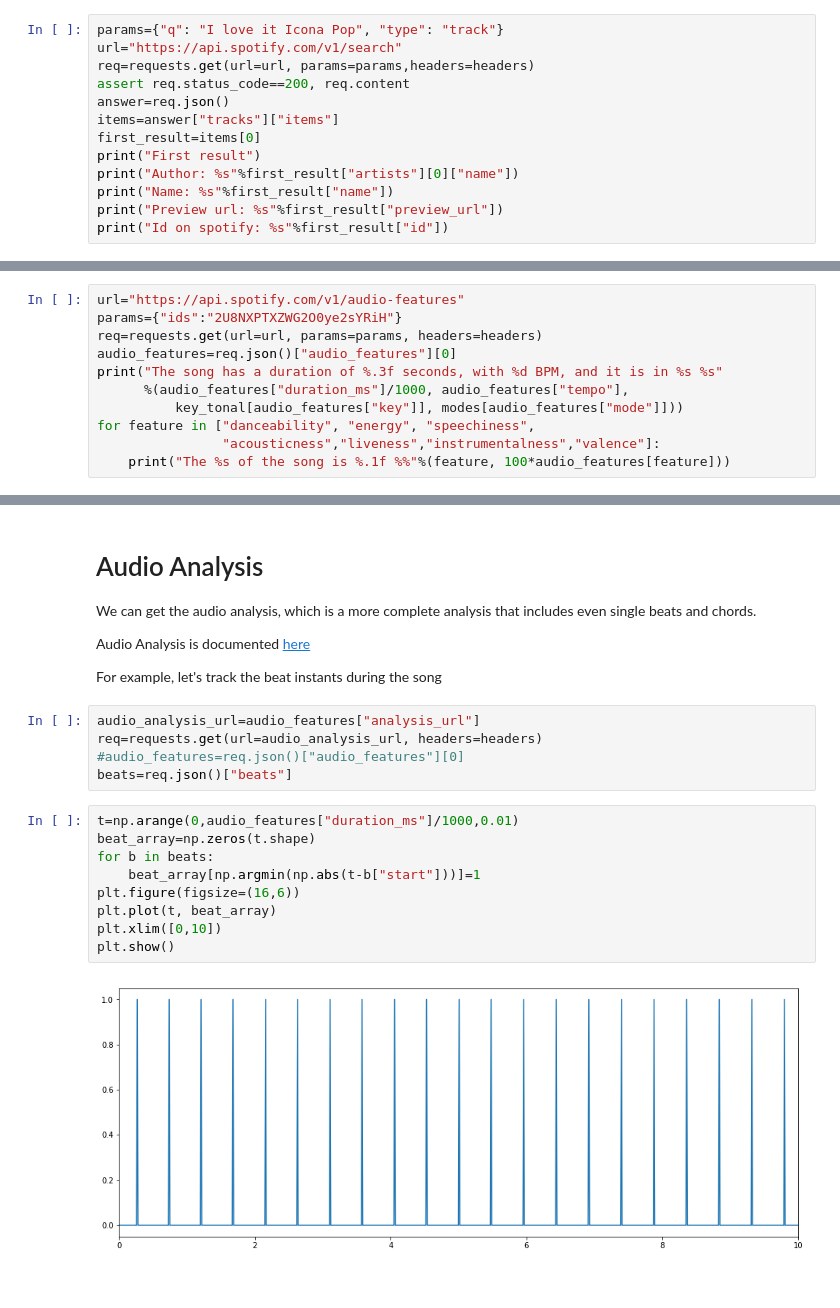
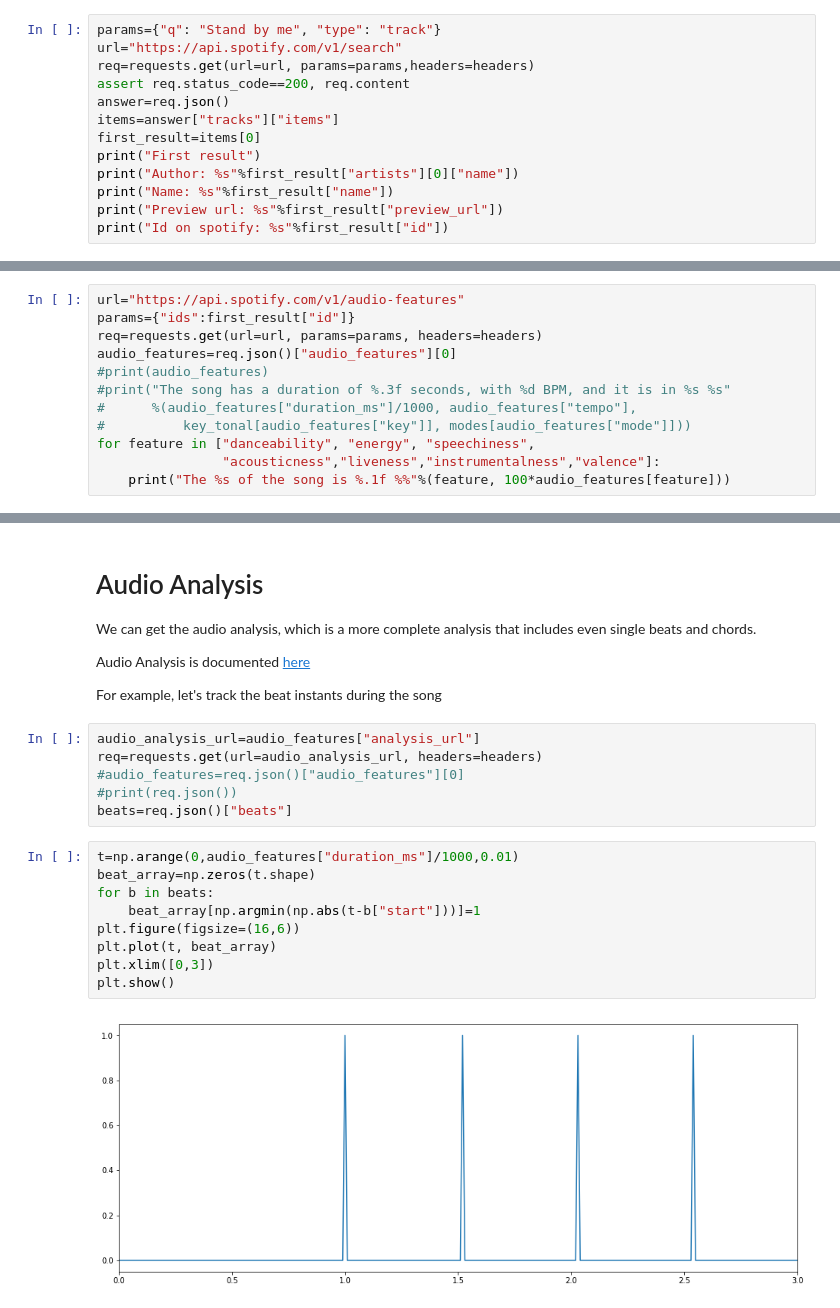
Before and after one commit to mbuccoli/creativepc2019, a Jupyter notebook: Labs/Lab2_World/python_audio_feature_extraction/Feature Extraction With Python.ipynb, the cells around one changed output, grey strips where cells are left out. Cells and saved outputs as stored; diff of their text form.

```diff
--- a/Labs/Lab2_World/python_audio_feature_extraction/Feature Extraction With Python.ipynb
+++ b/Labs/Lab2_World/python_audio_feature_extraction/Feature Extraction With Python.ipynb
@@ -25,7 +24,7 @@ Please copy-paste your token here
 Now, let's first look the Spotify's API regarding the simple search. The documentation page is [here](https://developer.spotify.com/console/get-search-item/). We see we need to specify a parameter named "q" with the query string, and one named "type" specify either "track" or "artist".
 So, let's start with the best song ever, i.e., "I love it" by Icona Pop.
 # %%
-params={"q": "I love it Icona Pop", "type": "track"}
+params={"q": "Stand by me", "type": "track"}
 url="https://api.spotify.com/v1/search"
 req=requests.get(url=url, params=params,headers=headers)
 assert req.status_code==200, req.content
@@ -72,12 +71,13 @@ Use the description [here](https://developer.spotify.com/documentation/web-api/r
 - valence (the musical positiveness conveyed by a track)
 # %%
 url="https://api.spotify.com/v1/audio-features"
-params={"ids":"2U8NXPTXZWG2O0ye2sYRiH"}
+params={"ids":first_result["id"]}
 req=requests.get(url=url, params=params, headers=headers)
 audio_features=req.json()["audio_features"][0]
-print("The song has a duration of %.3f seconds, with %d BPM, and it is in %s %s"
-      %(audio_features["duration_ms"]/1000, audio_features["tempo"],
-          key_tonal[audio_features["key"]], modes[audio_features["mode"]]))
+#print(audio_features)
+#print("The song has a duration of %.3f seconds, with %d BPM, and it is in %s %s"
+#      %(audio_features["duration_ms"]/1000, audio_features["tempo"],
+#          key_tonal[audio_features["key"]], modes[audio_features["mode"]]))
 for feature in ["danceability", "energy", "speechiness",
                 "acousticness","liveness","instrumentalness","valence"]:
     print("The %s of the song is %.1f %%"%(feature, 100*audio_features[feature]))
@@ -92,15 +101,16 @@ For example, let's track the beat instants during the song
 audio_analysis_url=audio_features["analysis_url"]
 req=requests.get(url=audio_analysis_url, headers=headers)
 #audio_features=req.json()["audio_features"][0]
+#print(req.json())
 beats=req.json()["beats"]
 # %%
 t=np.arange(0,audio_features["duration_ms"]/1000,0.01)
 beat_array=np.zeros(t.shape)
 for b in beats:
     beat_array[np.argmin(np.abs(t-b["start"]))]=1
 plt.figure(figsize=(16,6))
 plt.plot(t, beat_array)
-plt.xlim([0,10])
+plt.xlim([0,3])
 plt.show()
 # %% [output]
-[figure, old version]
+[figure, new version]
```
Also changed, not shown: parts of 5 cells of this notebook, 5 other files.
